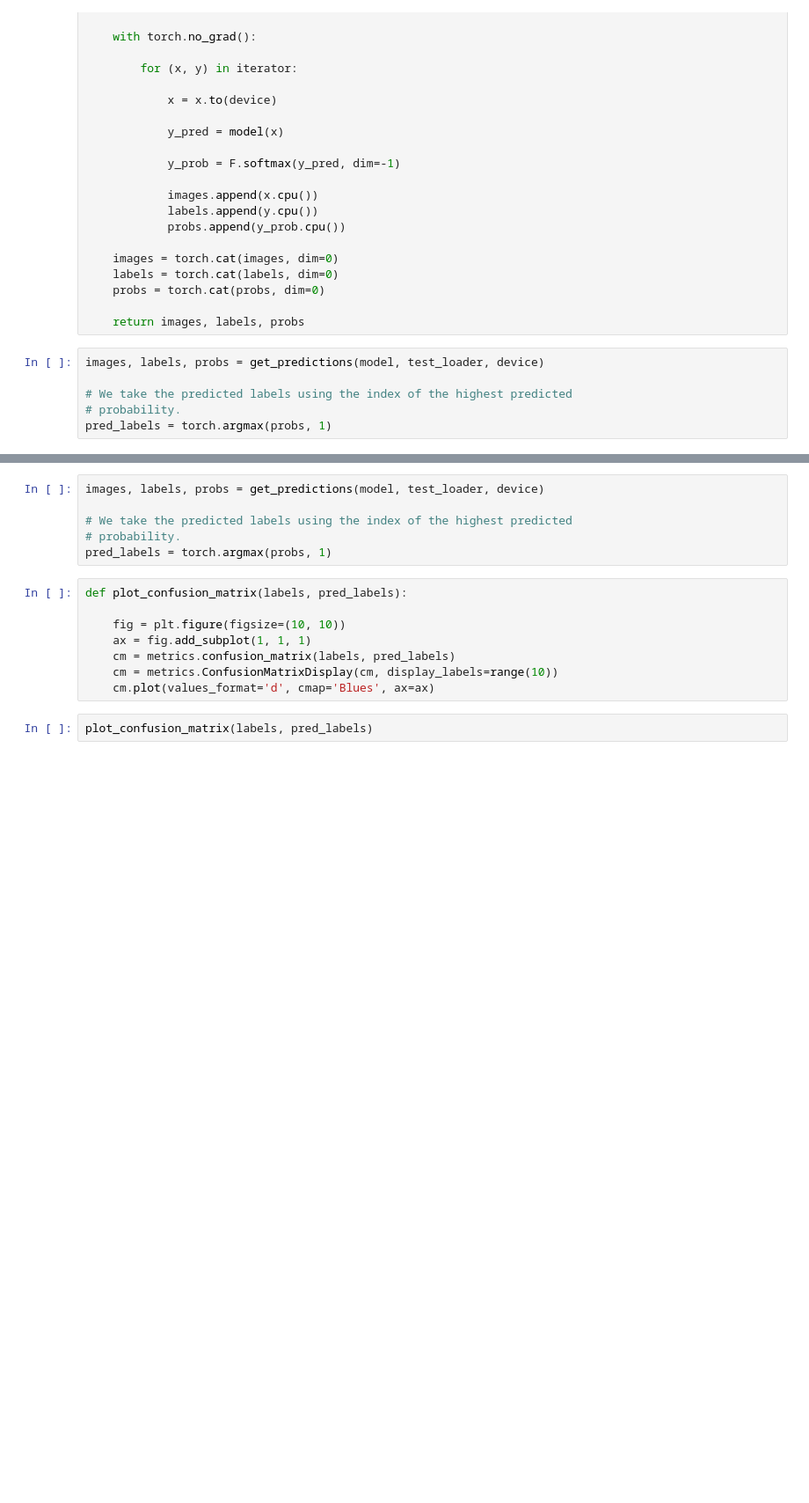
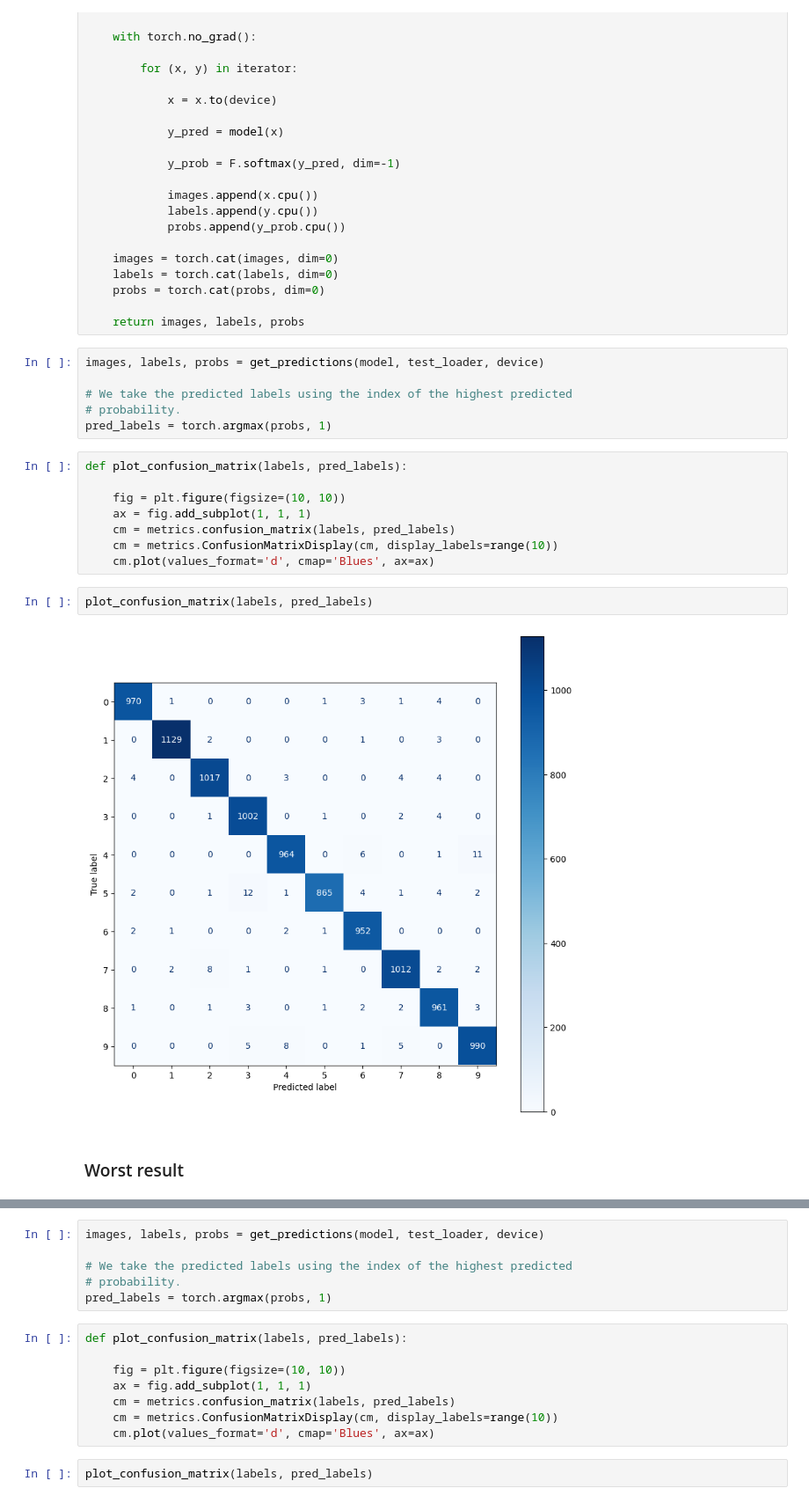
Before and after one commit to kordi1372/practice-git-skillz, a Jupyter notebook: assignment1.ipynb, the cells around one changed output, grey strips where cells are left out. Shown at 88% size. Saved outputs shown, nothing was run; the diff lists cells and outputs as text; blank space fills up the shorter version.

```diff
--- a/assignment1.ipynb
+++ b/assignment1.ipynb
@@ -735,3 +764,17 @@ images, labels, probs = get_predictions(model, test_loader, device)
 # We take the predicted labels using the index of the highest predicted
 # probability.
 pred_labels = torch.argmax(probs, 1)
+# %%
+def plot_confusion_matrix(labels, pred_labels):
+
+    fig = plt.figure(figsize=(10, 10))
+    ax = fig.add_subplot(1, 1, 1)
+    cm = metrics.confusion_matrix(labels, pred_labels)
+    cm = metrics.ConfusionMatrixDisplay(cm, display_labels=range(10))
+    cm.plot(values_format='d', cmap='Blues', ax=ax)
+# %%
+plot_confusion_matrix(labels, pred_labels)
+# %% [output]
+[figure, added]
+# %% [markdown]
+### Worst result
```
Also changed, not shown: parts of 17 cells of this notebook.
